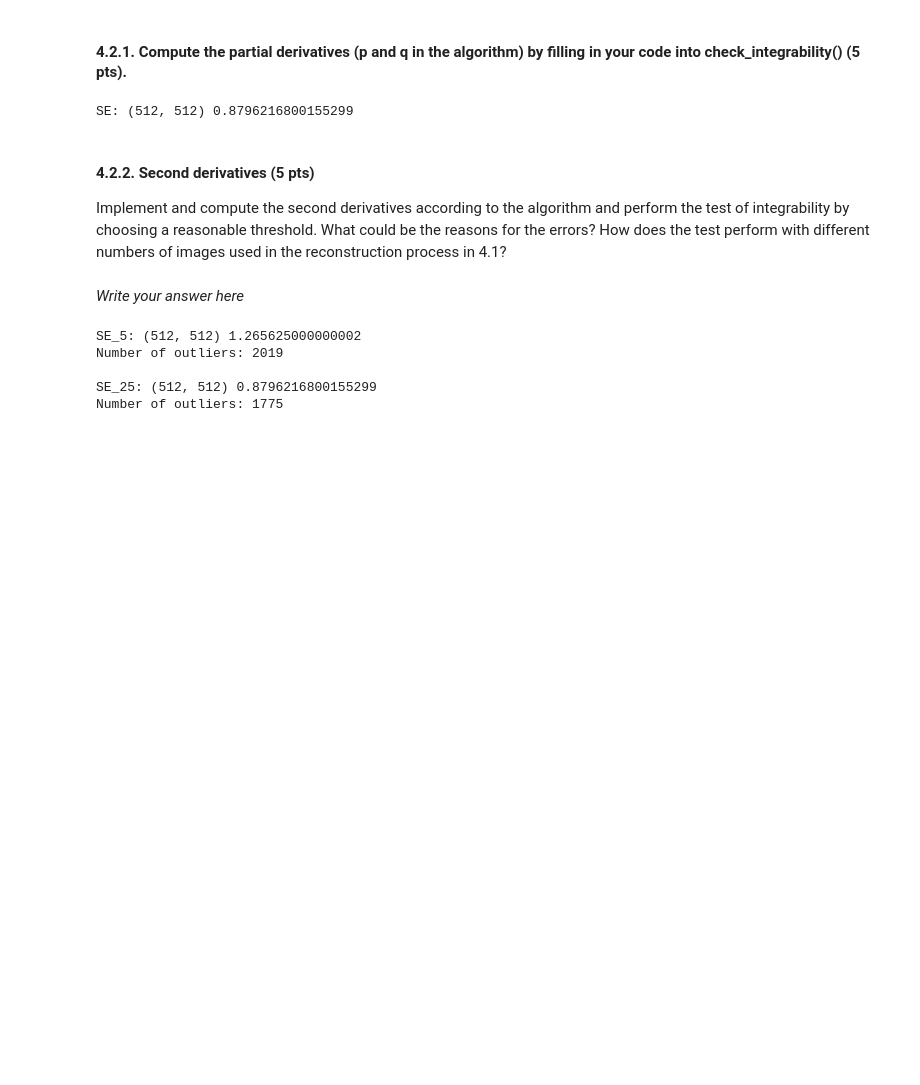
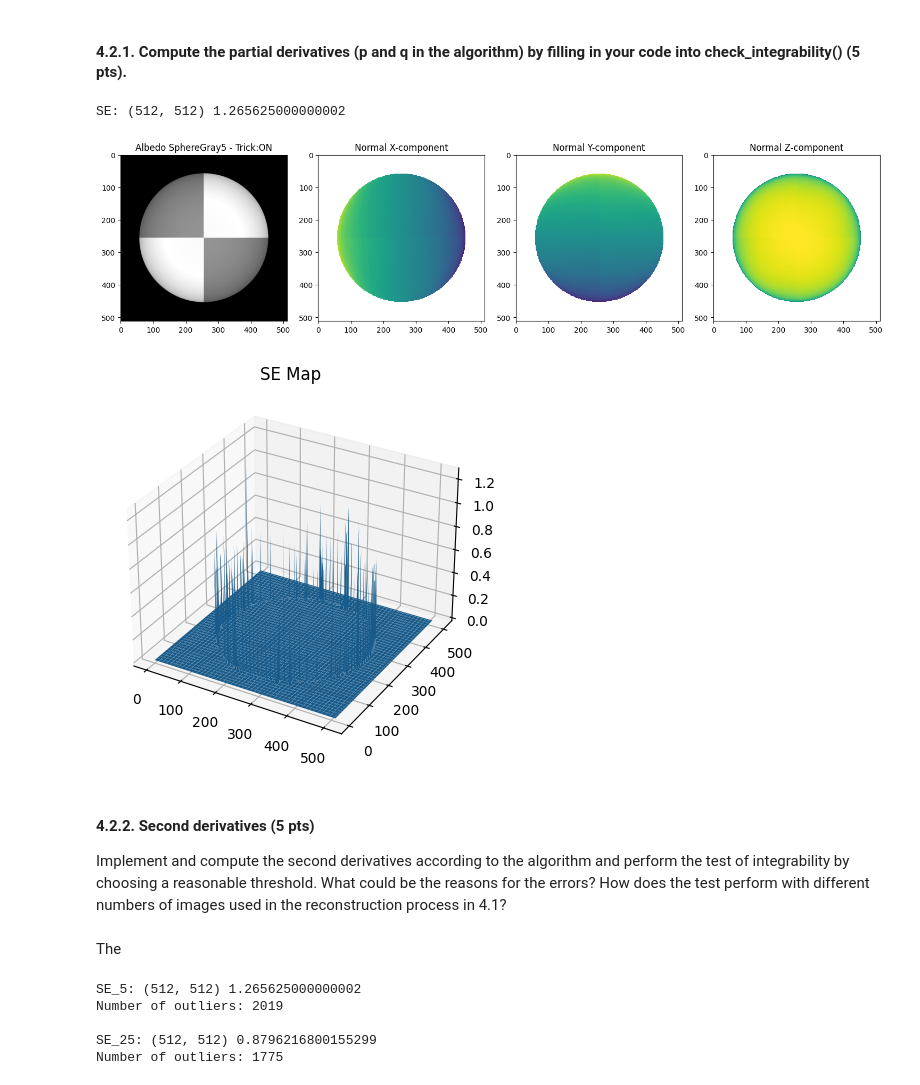
Before and after one commit to danilotpnta/computer_vission1, a Jupyter notebook: Lab1/CV1_Lab1_Students.ipynb, the cells around one changed output. Drawn from its saved outputs; the diff is of its cells as text; code cells hidden in the pictures; blank space fills up the shorter version.

```diff
--- a/Lab1/CV1_Lab1_Students.ipynb
+++ b/Lab1/CV1_Lab1_Students.ipynb
@@ -781,30 +800,24 @@ def check_integrability(normals):
     (_, dp_dy) = np.gradient(p) # gives two dimension
     (dq_dx, _) = np.gradient(q)
 
-
     SE = (dp_dy - dq_dx) ** 2
 
-
-    # dp_dy = np.diff(p, axis = 1, append = 0)
-    # dq_dx = np.diff(q, axis = 0, append = 0)
-    # SE2 = (dp_dy - dq_dx) ** 2
-
-    # print('SE2:', SE2.shape, SE2.max())
-
-
     return p, q, SE
-
-# Use the normals that you found in the previous question
-p, q, SE = check_integrability(normal_25)
-print('SE:', SE.shape, SE.max())
-# %% [output]
-SE: (512, 512) 0.8796216800155299
+# %%
+# Use the normals that you found in the previous question
+p, q, SE = check_integrability(normal_5)
+print('SE:', SE.shape, SE.max())
+show_results(albedo_5, normal_5, SE=SE);
+# %% [output]
+SE: (512, 512) 1.265625000000002
+[figure, added]
+[figure, added]
 # %% [markdown]
 #### 4.2.2. Second derivatives (5 pts)
 
 Implement and compute the second derivatives according to the algorithm and perform the test of integrability by choosing a reasonable threshold. What could be the reasons for the errors? How does the test perform with different numbers of images used in the reconstruction process in 4.1?
 # %% [markdown]
-*Write your answer here*
+The
 # %%
 threshold = 0.05
 
```
Also changed, not shown: parts of 13 cells of this notebook.
